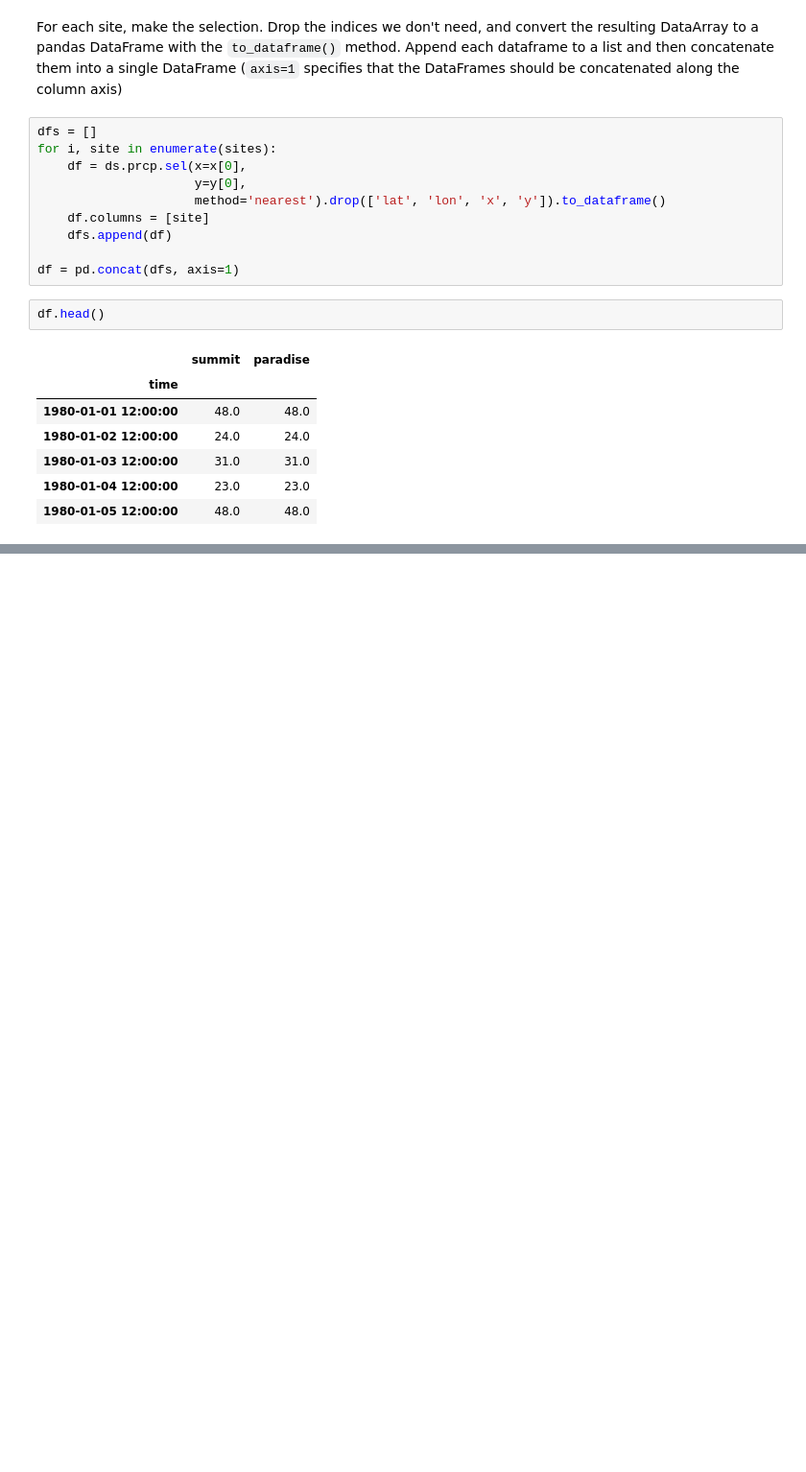
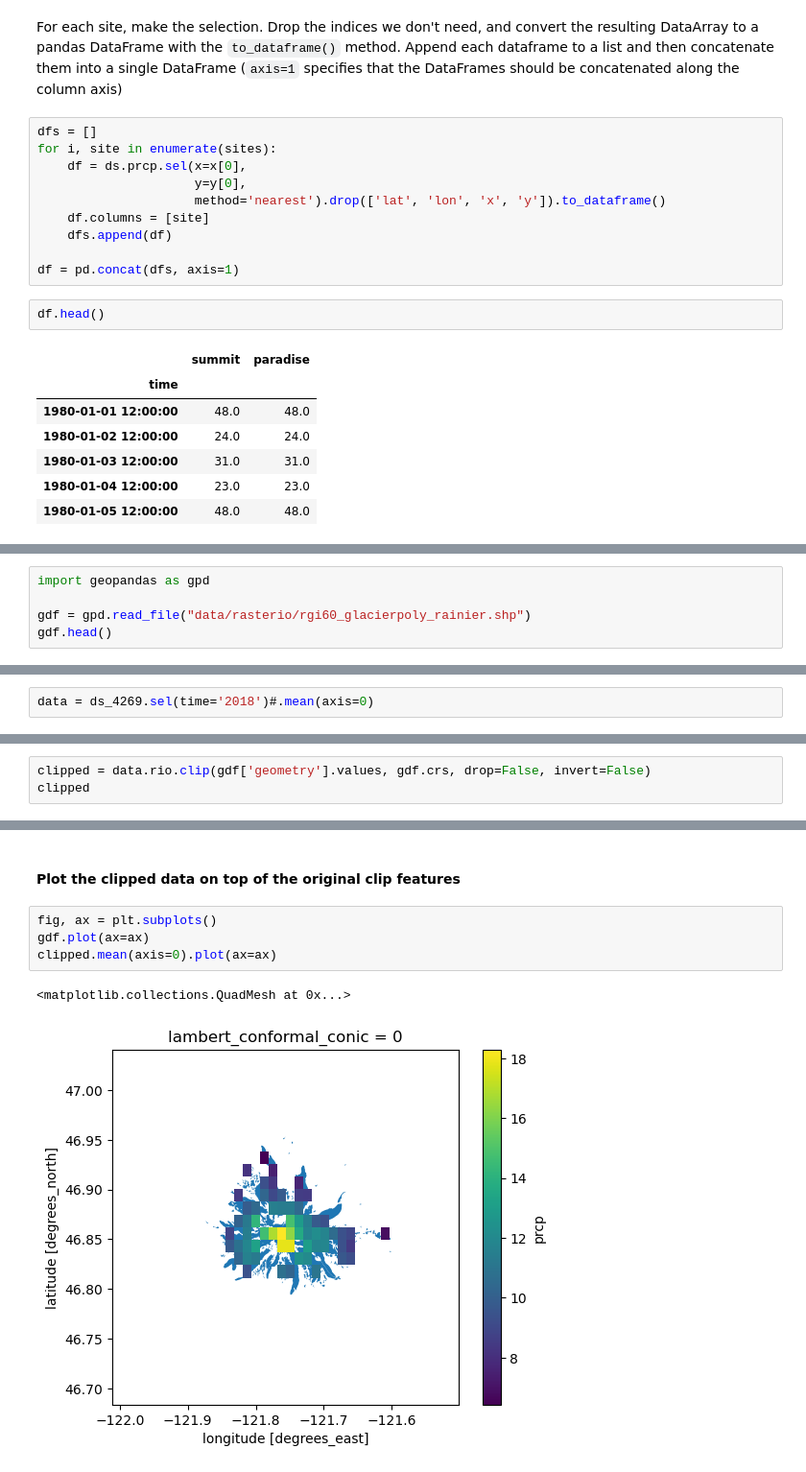
Before and after one commit to DOI-USGS/python-for-hydrology, a Jupyter notebook: notebooks/part0_python_intro/11_xarray_mt_rainier_precip.ipynb, the cells around one changed output, grey strips where cells are left out. Shown at 96% size. Cells and saved outputs as stored; diff of their text form; blank space fills up the shorter version.

```diff
--- a/notebooks/part0_python_intro/11_xarray_mt_rainier_precip.ipynb
+++ b/notebooks/part0_python_intro/11_xarray_mt_rainier_precip.ipynb
@@ -440,0 +588,5 @@ df.head()
+# %%
+import geopandas as gpd
+
+gdf = gpd.read_file("data/rasterio/rgi60_glacierpoly_rainier.shp")
+gdf.head()
@@ -440,0 +603,2 @@ df.head()
+# %%
+data = ds_4269.sel(time='2018')#.mean(axis=0)
@@ -440,0 +607,3 @@ df.head()
+# %%
+clipped = data.rio.clip(gdf['geometry'].values, gdf.crs, drop=False, invert=False)
+clipped
@@ -440,0 +628,9 @@ df.head()
+# %% [markdown]
+#### Plot the clipped data on top of the original clip features
+# %%
+fig, ax = plt.subplots()
+gdf.plot(ax=ax)
+clipped.mean(axis=0).plot(ax=ax)
+# %% [output]
+<matplotlib.collections.QuadMesh at 0x...>
+[figure, added]
```
Also changed, not shown: parts of 47 cells of this notebook.
